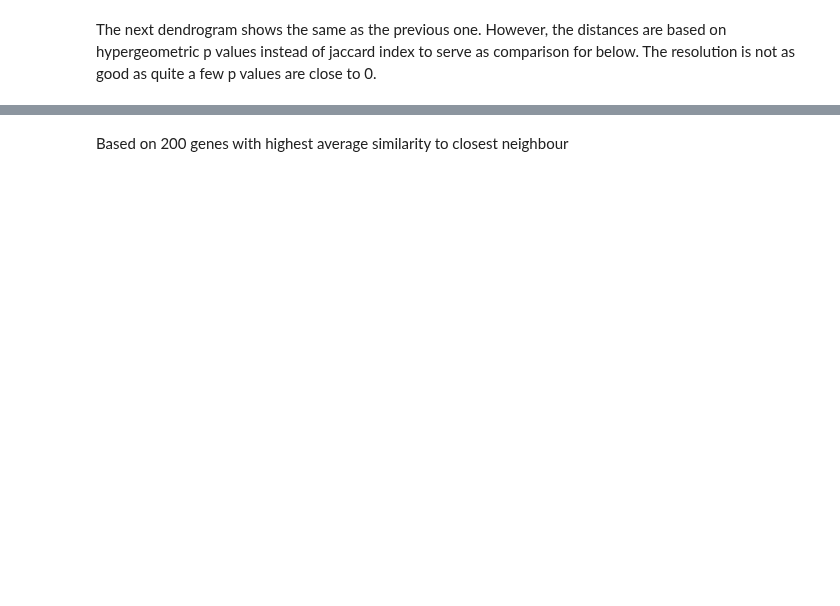
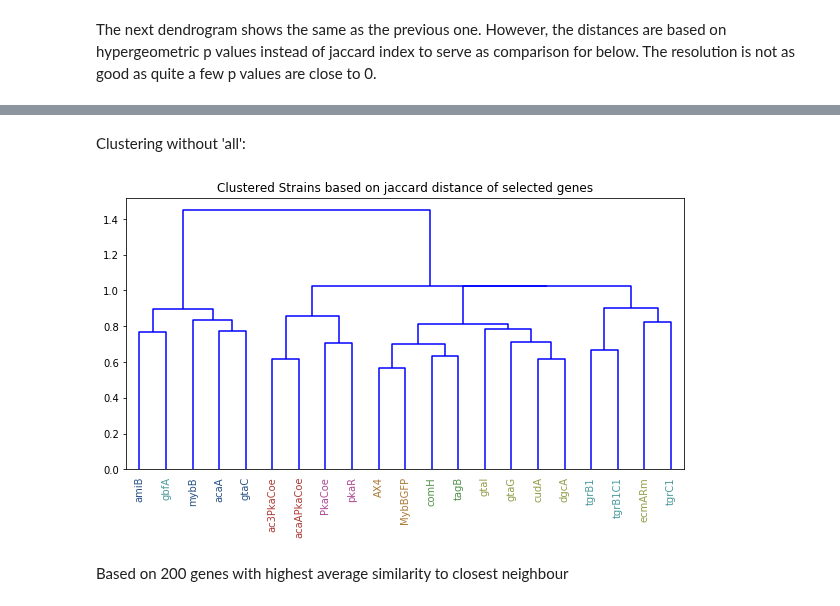
Before and after one commit to biolab/baylor-dicty, a Jupyter notebook: networks/selected_genes.ipynb, the cells around one changed output, grey strips where cells are left out. Cells and saved outputs as stored; diff of their text form; code cells hidden in the pictures; blank space fills up the shorter version.

```diff
--- a/networks/selected_genes.ipynb
+++ b/networks/selected_genes.ipynb
@@ -201,3 +222,12 @@ plot_genegroup_similarity(retained_genes_dict=retained_genes_dict5,splitby='Stra
+# %% [markdown]
+Clustering without 'all':
+# %%
+retained_genes_dict51=retained_genes_dict5.copy()
+del retained_genes_dict51['all']
+plot_genegroup_similarity(retained_genes_dict=retained_genes_dict51,splitby='Strain',
+                              jaccard_or_p=True)
+# %% [output]
+[figure, added]
 # %% [markdown]
 Based on 200 genes with highest average similarity to closest neighbour
 # %%
```
Also changed, not shown: parts of 11 cells of this notebook, 2 other files.
